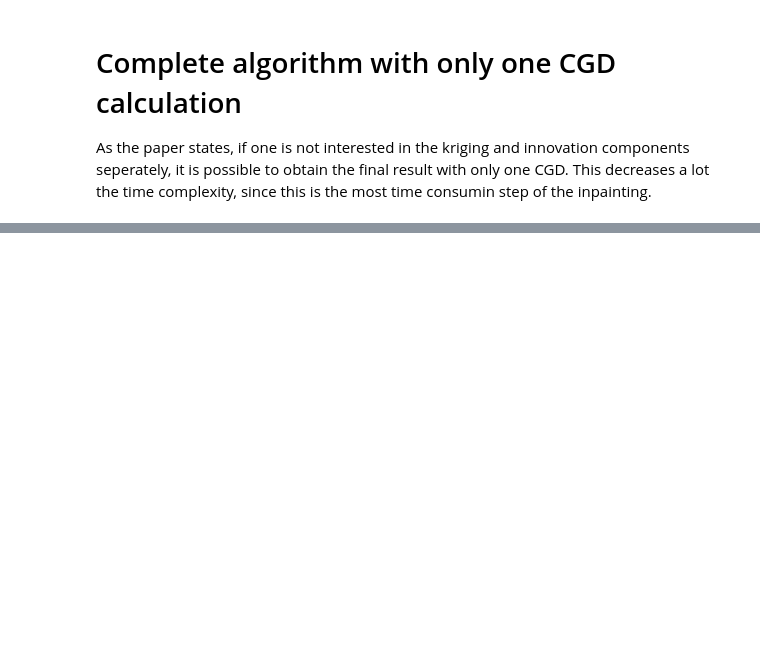
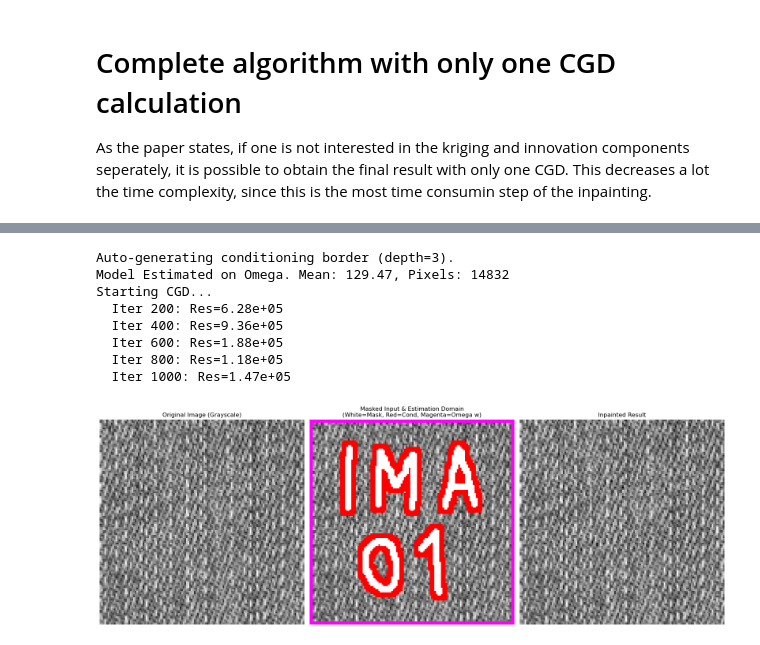
Before and after one commit to guilhermeRaibolt/gaussian-impainting, a Jupyter notebook: gaussian_sampling.ipynb, the cells around one changed output, grey strips where cells are left out. Cells and saved outputs as stored; diff of their text form; code cells hidden in the pictures; blank space fills up the shorter version.

Commit message:
more comments and results

```diff
--- a/gaussian_sampling.ipynb
+++ b/gaussian_sampling.ipynb
@@ -2124,11 +803,0 @@ Running Optimized Solver...
-# %%
-binary_mask = cv2.imread('data/IMG_9881 (1).bmp', cv2.IMREAD_GRAYSCALE)
-
-
-mask, cond_mask = generate_mask_binary_image(
-    binary_mask,
-    depth=3,
-)
-np.where(binary_mask == 255, 0, 255)
-
-plt.imshow(binary_mask, vmin=0, vmax=255, cmap='gray')
@@ -2837,0 +1017,16 @@ ValueError: Error: Conditioning mask is empty! Check your input images.
+# %%
+result_fabric = complete_pipeline(
+    image_path='data/blue_fabric_128x128.png',
+    binary_mask_path='data/ima01_mask.bmp',
+    max_iterations=1000
+)
+# %% [output]
+Auto-generating conditioning border (depth=3).
+Model Estimated on Omega. Mean: 129.47, Pixels: 14832
+Starting CGD...
+  Iter 200: Res=6.28e+05
+  Iter 400: Res=9.36e+05
+  Iter 600: Res=1.88e+05
+  Iter 800: Res=1.18e+05
+  Iter 1000: Res=1.47e+05
+[figure, added]
```
Also changed, not shown: parts of 39 cells of this notebook.
